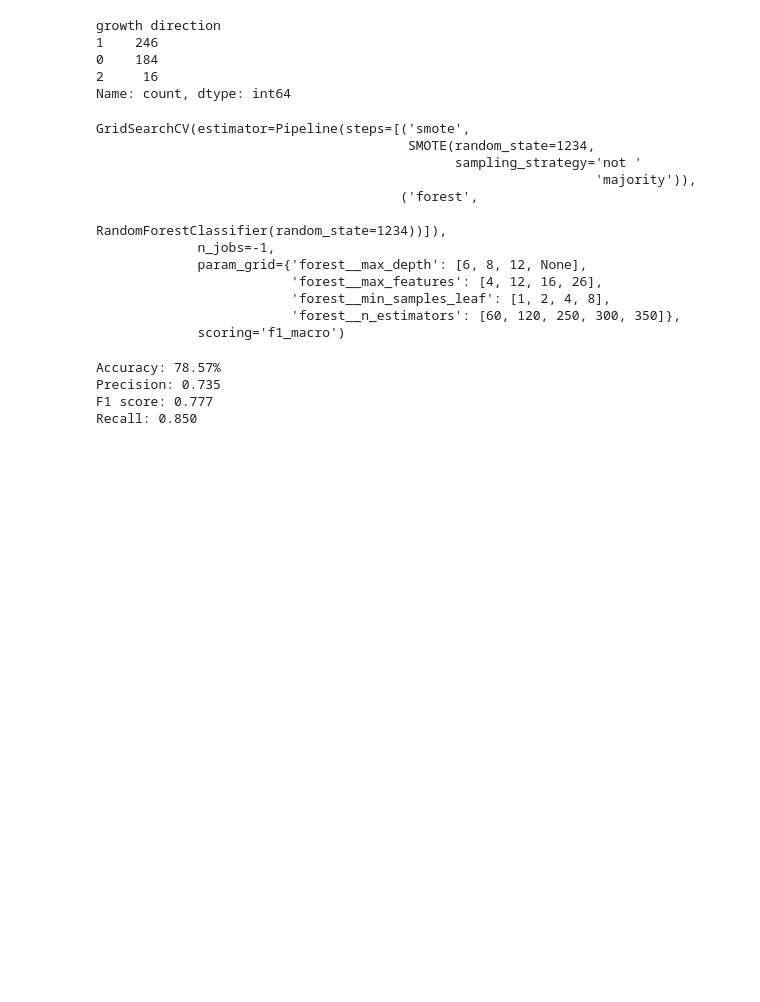
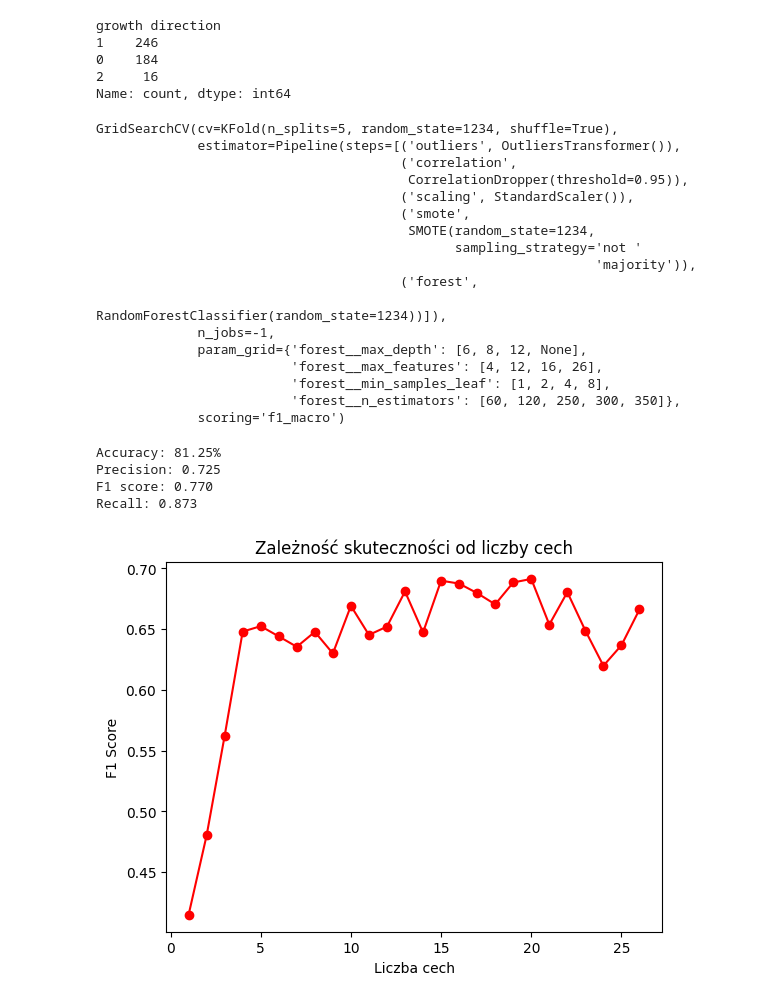
Before and after one commit to R4ken/Machine-Learning-Analysis, a Jupyter notebook: classification/solution.ipynb, the cells around one changed output. Saved outputs shown, nothing was run; the diff lists cells and outputs as text; code cells hidden in the pictures; blank space fills up the shorter version.

```diff
--- a/classification/solution.ipynb
+++ b/classification/solution.ipynb
@@ -200,7 +199,7 @@ y_test  = y_test.reset_index(drop=True)
 class OutliersTransformer(BaseEstimator, TransformerMixin):
     def __init__(self):
         self.bounds = {}
-    def fit(self, X, y):
+    def fit(self, X, y=None):
         for column in X.columns:
             q1 = X[column].quantile(0.25)
             q3 = X[column].quantile(0.75)
@@ -221,7 +220,7 @@ class CorrelationDropper(BaseEstimator, TransformerMixin):
     def __init__(self, threshold):
         self.columns_to_drop = set()
         self.threshold = threshold
-    def fit(self, X, y):
+    def fit(self, X, y=None):
         self.columns_to_drop = set()
         corre = X.corr()
         names = X.columns
@@ -252,10 +251,10 @@ def print_metrics(metrics):
 kf = KFold(n_splits=5, shuffle=True, random_state=rng)
 
 forest_pipeline = ImbPipeline([
-    #('outliers', OutliersTransformer()),
-    #('correlation', CorrelationDropper(0.95)),
+    ('outliers', OutliersTransformer()),
+    ('correlation', CorrelationDropper(0.95)),
+    ('scaling', StandardScaler()),
     ('smote', SMOTE(sampling_strategy='not majority', random_state=rng)),
-    #('scaling', StandardScaler()),
     ('forest', RandomForestClassifier(random_state=rng))
 ])
 
@@ -266,11 +265,16 @@ params_grid = {
     'forest__min_samples_leaf': [1, 2, 4, 8]
 }
 
-forest = GridSearchCV(estimator=forest_pipeline, param_grid=params_grid, scoring='f1_macro', n_jobs=-1)
+forest = GridSearchCV(estimator=forest_pipeline, param_grid=params_grid, scoring='f1_macro', n_jobs=-1, cv=kf)
 
 forest.fit(x_train, y_train)
 # %% [output]
-GridSearchCV(estimator=Pipeline(steps=[('smote',
+GridSearchCV(cv=KFold(n_splits=5, random_state=1234, shuffle=True),
+             estimator=Pipeline(steps=[('outliers', OutliersTransformer()),
+                                       ('correlation',
+                                        CorrelationDropper(threshold=0.95)),
+                                       ('scaling', StandardScaler()),
+                                       ('smote',
                                         SMOTE(random_state=1234,
                                               sampling_strategy='not '
                                                                 'majority')),
@@ -287,7 +291,7 @@ y_pred = forest.predict(x_test)
 metrics = calculate_metrcs(y_test, y_pred)
 print_metrics(metrics)
 # %% [output]
-Accuracy: 78.57%
-Precision: 0.735
-F1 score: 0.777
-Recall: 0.850
+Accuracy: 81.25%
+Precision: 0.725
+F1 score: 0.770
+Recall: 0.873
@@ -354,3 +298,29 @@ Recall: 0.850
+# %%
+indices = []
+values = []
+
+for i in range(1, x_train.shape[1] + 1):
+    forest_pipeline_rfe = ImbPipeline([
+        ('smote', SMOTE(sampling_strategy='not majority', random_state=rng)),
+        ('rfe', RFE(estimator=RandomForestClassifier(random_state=rng), n_features_to_select=i)),
+        ('forest', RandomForestClassifier(random_state=rng))
+    ])
+
+    results = cross_val_score(estimator=forest_pipeline_rfe, X=x_train, y=y_train, scoring='f1_macro', cv=kf, n_jobs=-1)
+    mean = sum(results) / len(results)
+    values.append(mean)
+    indices.append(i)
+
+# bazowane na kodzie wygenerowanym przez AI
+plt.plot(indices, values, marker='o', linestyle='-', color='red')
+plt.xlabel('Liczba cech')
+plt.ylabel('F1 Score')
+plt.title('Zależność skuteczności od liczby cech')
+plt.show()
+
+plt.show()
+# %% [output]
+[figure, added]
 # %%
 kf = KFold(n_splits=5, shuffle=True, random_state=rng)
 
```
Also changed, not shown: parts of 11 cells of this notebook.
